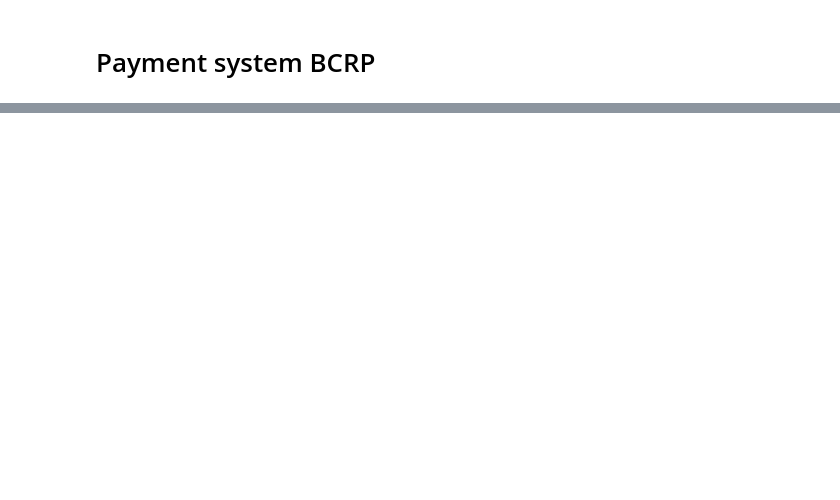
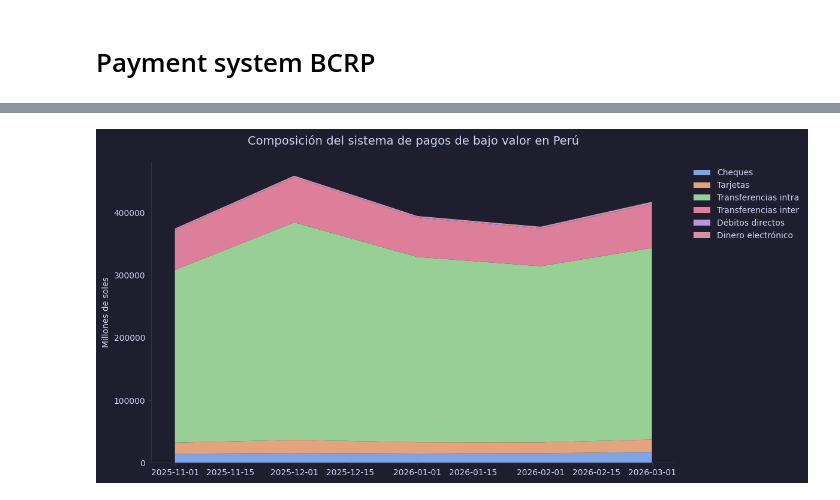
Before and after one commit to FerCorcuera/BCRP-ANALYTICS, a Jupyter notebook: payment-system/notebooks/exploring_data.ipynb, the cells around one changed output, grey strips where cells are left out. Cells and saved outputs as stored; diff of their text form; code cells hidden in the pictures; blank space fills up the shorter version.

```diff
--- a/payment-system/notebooks/exploring_data.ipynb
+++ b/payment-system/notebooks/exploring_data.ipynb
@@ -77,0 +188,57 @@ df_instrumentos_bajo_valor.head()
+# %%
+df_plot = (
+    df_instr_alto_bajo_valor[
+        [
+            "period",
+            "bajo_valor_cheques",
+            "bajo_valor_tarjetas_pago",
+            "bajo_valor_transferencias_intrabancarias",
+            "bajo_valor_transferencias_interbancarias",
+            "bajo_valor_debitos_directos",
+            "bajo_valor_dinero_electronico",
+        ]
+    ]
+    .query("period >= '2025-11-01'")
+    .copy()
+)
+
+fig, ax = plt.subplots(figsize=(12, 6))
+
+ax.stackplot(
+    df_plot["period"],
+    df_plot["bajo_valor_cheques"],
+    df_plot["bajo_valor_tarjetas_pago"],
+    df_plot["bajo_valor_transferencias_intrabancarias"],
+    df_plot["bajo_valor_transferencias_interbancarias"],
+    df_plot["bajo_valor_debitos_directos"],
+    df_plot["bajo_valor_dinero_electronico"],
+    labels=[
+        "Cheques",
+        "Tarjetas",
+        "Transferencias intra",
+        "Transferencias inter",
+        "Débitos directos",
+        "Dinero electrónico",
+    ],
+    alpha=0.9,
+)
+
+ax.set_title(
+    "Composición del sistema de pagos de bajo valor en Perú", fontsize=14, pad=20
+)
+
+ax.set_ylabel("Millones de soles")
+
+ax.spines["top"].set_visible(False)
+ax.spines["right"].set_visible(False)
+
+ax.legend(
+    frameon=False,
+    bbox_to_anchor=(1.02, 1),
+    loc="upper left",
+)
+
+plt.tight_layout()
+plt.show()
+# %% [output]
+[figure, added]
```
Also changed, not shown: parts of 14 cells of this notebook, 1 other file.
